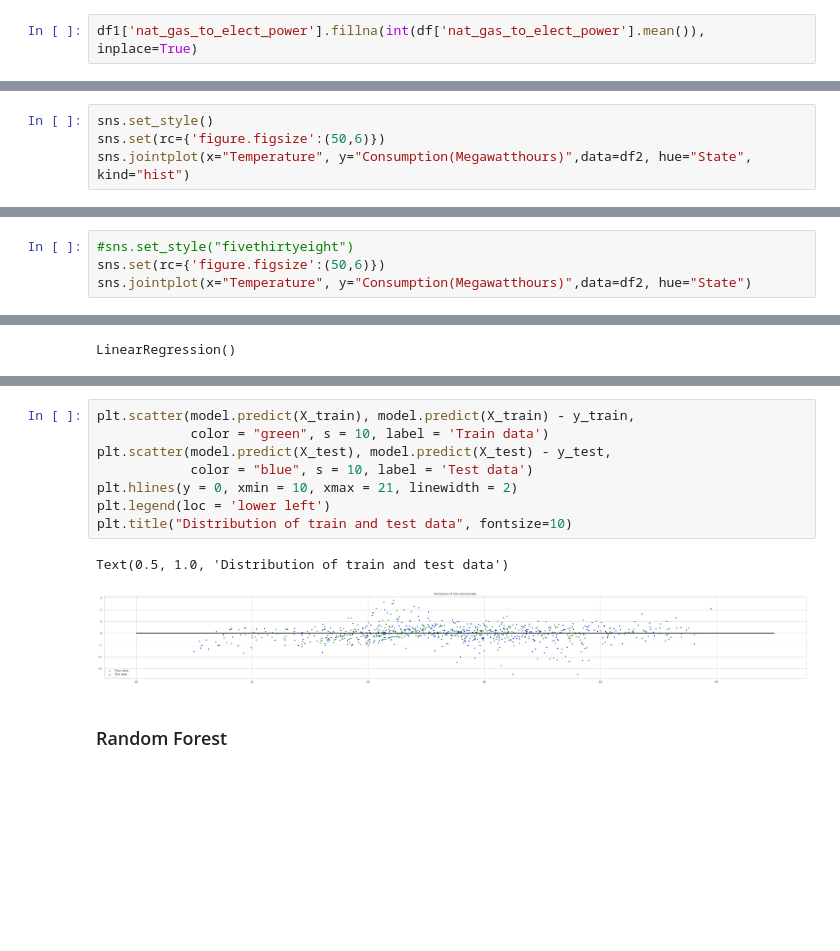
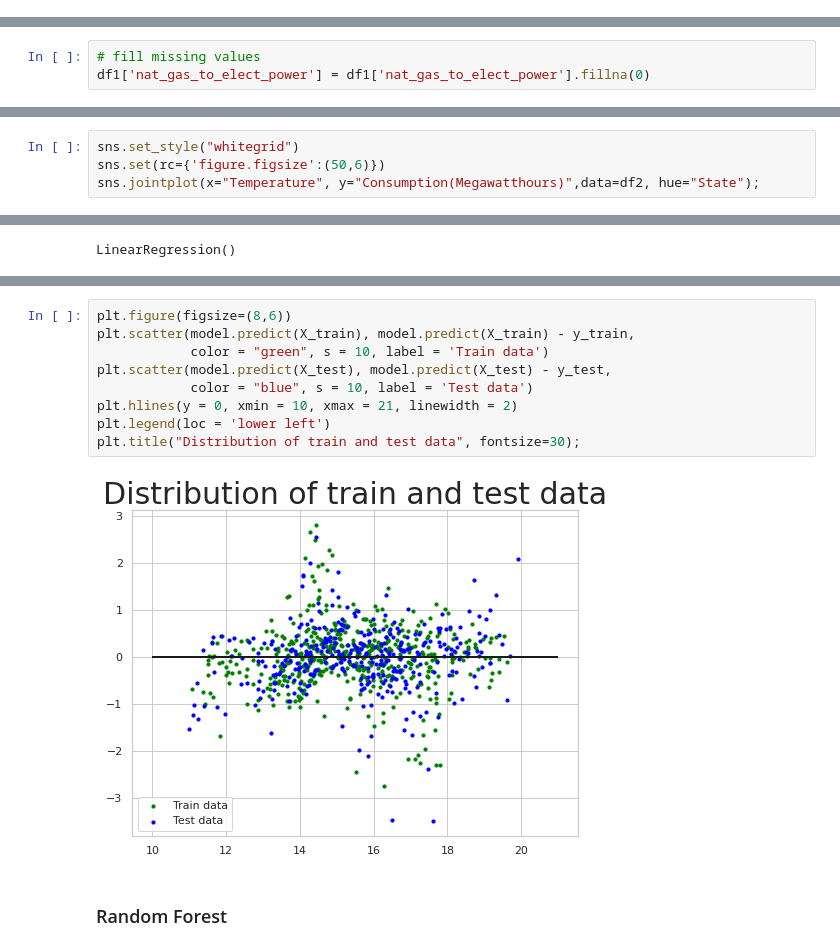
Before and after one commit to chinarbu/BU_NIDIS_TeamA1_Capstone, a Jupyter notebook: NIDIS_Energy_TeamA1.ipynb, the cells around one changed output, grey strips where cells are left out. Drawn from its saved outputs; the diff is of its cells as text; blank space fills up the shorter version.

```diff
--- a/NIDIS_Energy_TeamA1.ipynb
+++ b/NIDIS_Energy_TeamA1.ipynb
@@ -114,2 +72,0 @@ dtype: int64
-# %%
-df1['nat_gas_to_elect_power'].fillna(int(df['nat_gas_to_elect_power'].mean()), inplace=True)
@@ -136 +94,4 @@ memory usage: 288.1 KB
+# %%
+# fill missing values
+df1['nat_gas_to_elect_power'] = df1['nat_gas_to_elect_power'].fillna(0)
 # %% [markdown]
@@ -259,5 +196,5 @@ memory usage: 295.3+ KB
 # %%
-sns.set_style()
+sns.set_style("whitegrid")
 sns.set(rc={'figure.figsize':(50,6)})
-sns.jointplot(x="Temperature", y="Consumption(Megawatthours)",data=df2, hue="State", kind="hist")
+sns.jointplot(x="Temperature", y="Consumption(Megawatthours)",data=df2, hue="State");
 # %% [output]
@@ -266,4 +201,0 @@ sns.jointplot(x="Temperature", y="Consumption(Megawatthours)",data=df2, hue="Sta
-# %%
-#sns.set_style("fivethirtyeight")
-sns.set(rc={'figure.figsize':(50,6)})
-sns.jointplot(x="Temperature", y="Consumption(Megawatthours)",data=df2, hue="State")
@@ -364,14 +267,14 @@ Variance score: 0.8655254478636047
 # %%
+plt.figure(figsize=(8,6))
 plt.scatter(model.predict(X_train), model.predict(X_train) - y_train,
             color = "green", s = 10, label = 'Train data')
 plt.scatter(model.predict(X_test), model.predict(X_test) - y_test,
             color = "blue", s = 10, label = 'Test data')
 plt.hlines(y = 0, xmin = 10, xmax = 21, linewidth = 2)
 plt.legend(loc = 'lower left')
-plt.title("Distribution of train and test data", fontsize=10)
+plt.title("Distribution of train and test data", fontsize=30);
 # %% [output]
-Text(0.5, 1.0, 'Distribution of train and test data')
-[figure, old version]
+[figure, new version]
 # %% [markdown]
 ### Random Forest
 # %%
```
Also changed, not shown: parts of 51 cells of this notebook.
